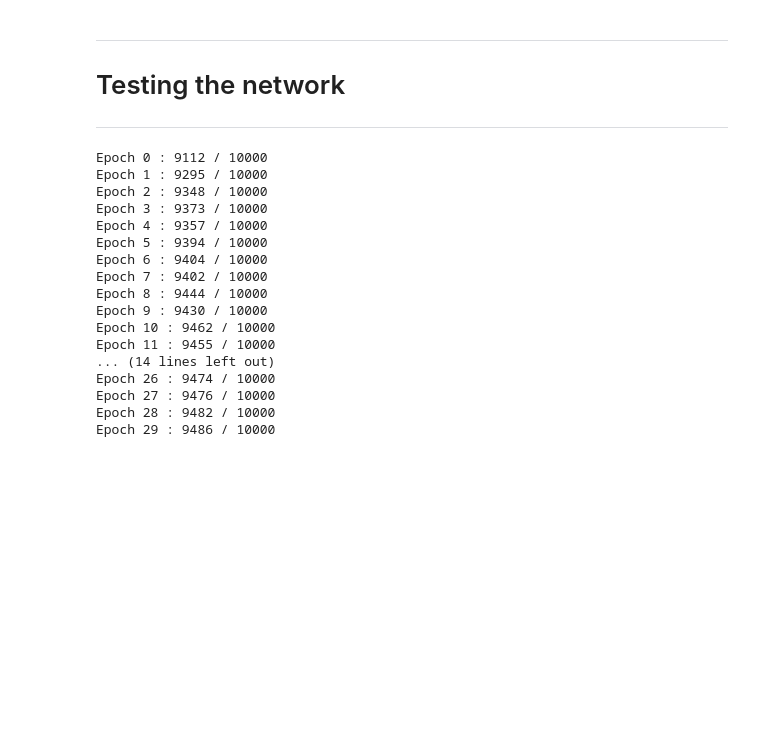
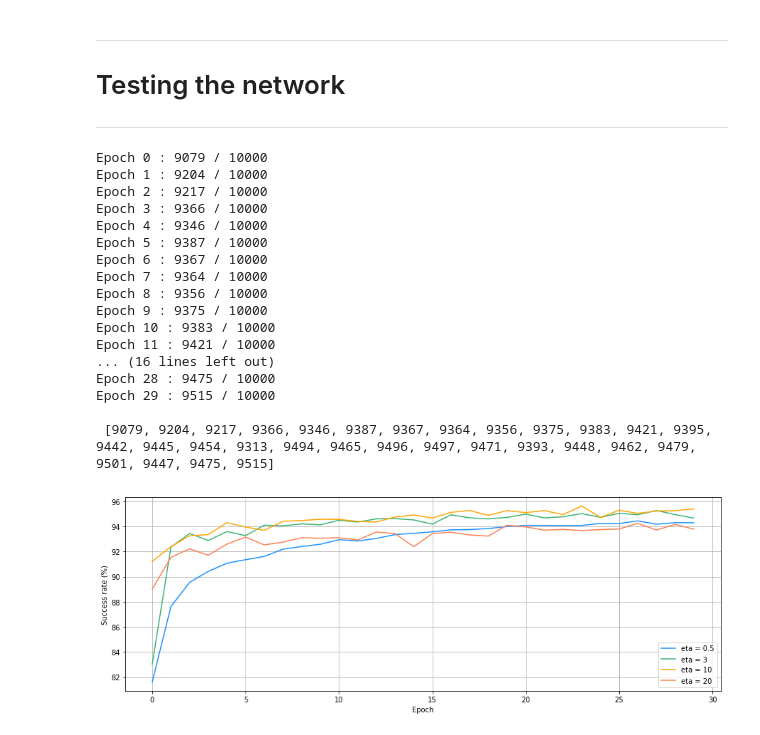
Before and after one commit to eliottjoulot/Handwritten-digits-classifier, a Jupyter notebook: Network.ipynb, the cells around one changed output. Cells and saved outputs as stored; diff of their text form; code cells hidden in the pictures; blank space fills up the shorter version.

```diff
--- a/Network.ipynb
+++ b/Network.ipynb
@@ -289,22 +292,51 @@ training_data, validation_data, test_data = load_data_wrapper()
 # %%
 net = Network([784, 30, 10])
 # %%
-net.SGD(training_data, 30, 10, 3.0, test_data=test_data)
+results = net.SGD(training_data, 30, 10, 10, test_data=test_data)
+
+print("\n",results)
 # %% [output]
-Epoch 0 : 9112 / 10000
-Epoch 1 : 9295 / 10000
-Epoch 2 : 9348 / 10000
-Epoch 3 : 9373 / 10000
-Epoch 4 : 9357 / 10000
-Epoch 5 : 9394 / 10000
-Epoch 6 : 9404 / 10000
-Epoch 7 : 9402 / 10000
-Epoch 8 : 9444 / 10000
-Epoch 9 : 9430 / 10000
-Epoch 10 : 9462 / 10000
-Epoch 11 : 9455 / 10000
-... (14 lines left out)
-Epoch 26 : 9474 / 10000
-Epoch 27 : 9476 / 10000
-Epoch 28 : 9482 / 10000
-Epoch 29 : 9486 / 10000
+Epoch 0 : 9079 / 10000
+Epoch 1 : 9204 / 10000
+Epoch 2 : 9217 / 10000
+Epoch 3 : 9366 / 10000
+Epoch 4 : 9346 / 10000
+Epoch 5 : 9387 / 10000
+Epoch 6 : 9367 / 10000
+Epoch 7 : 9364 / 10000
+Epoch 8 : 9356 / 10000
+Epoch 9 : 9375 / 10000
+Epoch 10 : 9383 / 10000
+Epoch 11 : 9421 / 10000
+... (16 lines left out)
+Epoch 28 : 9475 / 10000
+Epoch 29 : 9515 / 10000
+
+ [9079, 9204, 9217, 9366, 9346, 9387, 9367, 9364, 9356, 9375, 9383, 9421, 9395, 9442, 9445, 9454, 9313, 9494, 9465, 9496, 9497, 9471, 9393, 9448, 9462, 9479, 9501, 9447, 9475, 9515]
+# %%
+import matplotlib.pyplot as plt
+# 0.5
+results_1 = [8303, 9235, 9344, 9288, 9359, 9327, 9410, 9405, 9420, 9413, 9449, 9435, 9460, 9462, 9452, 9418, 9493, 9468, 9460, 9472, 9498, 9468, 9477, 9502, 9472, 9504, 9493, 9527, 9494, 9466]
+# 3
+results_2 = [8161, 8762, 8954, 9042, 9107, 9135, 9161, 9219, 9240, 9258, 9294, 9284, 9304, 9335, 9345, 9357, 9373, 9375, 9383, 9399, 9408, 9408, 9407, 9408, 9424, 9423, 9444, 9418, 9430, 9429]
+# 10
+results_3 = [9121, 9239, 9325, 9335, 9430, 9395, 9369, 9441, 9447, 9457, 9456, 9440, 9435, 9475, 9491, 9467, 9512, 9527, 9488, 9526, 9510, 9526, 9494, 9563, 9471, 9529, 9504, 9523, 9525, 9540]
+# 20
+results_4 = [8901, 9154, 9221, 9171, 9259, 9315, 9253, 9275, 9310, 9306, 9310, 9292, 9356, 9342, 9239, 9343, 9354, 9332, 9323, 9410, 9396, 9370, 9376, 9367, 9375, 9379, 9425, 9371, 9416, 9378]
+
+def f(x):
+    return ((x)/10000)*100
+
+fig = plt.figure()
+ax = fig.gca()
+plt.plot(list(map(f,results_2)), color='dodgerblue', label='eta = 0.5')
+plt.plot(list(map(f,results_1)), color='mediumseagreen', label='eta = 3')
+plt.plot(list(map(f,results_3)), color='orange', label='eta = 10')
+plt.plot(list(map(f,results_4)), color='coral', label='eta = 20')
+plt.grid()
+plt.legend()
+plt.xlabel("Epoch")
+plt.ylabel("Success rate (%)")
+plt.show()
+# %% [output]
+[figure, added]
```
Also changed, not shown: parts of 5 cells of this notebook.
